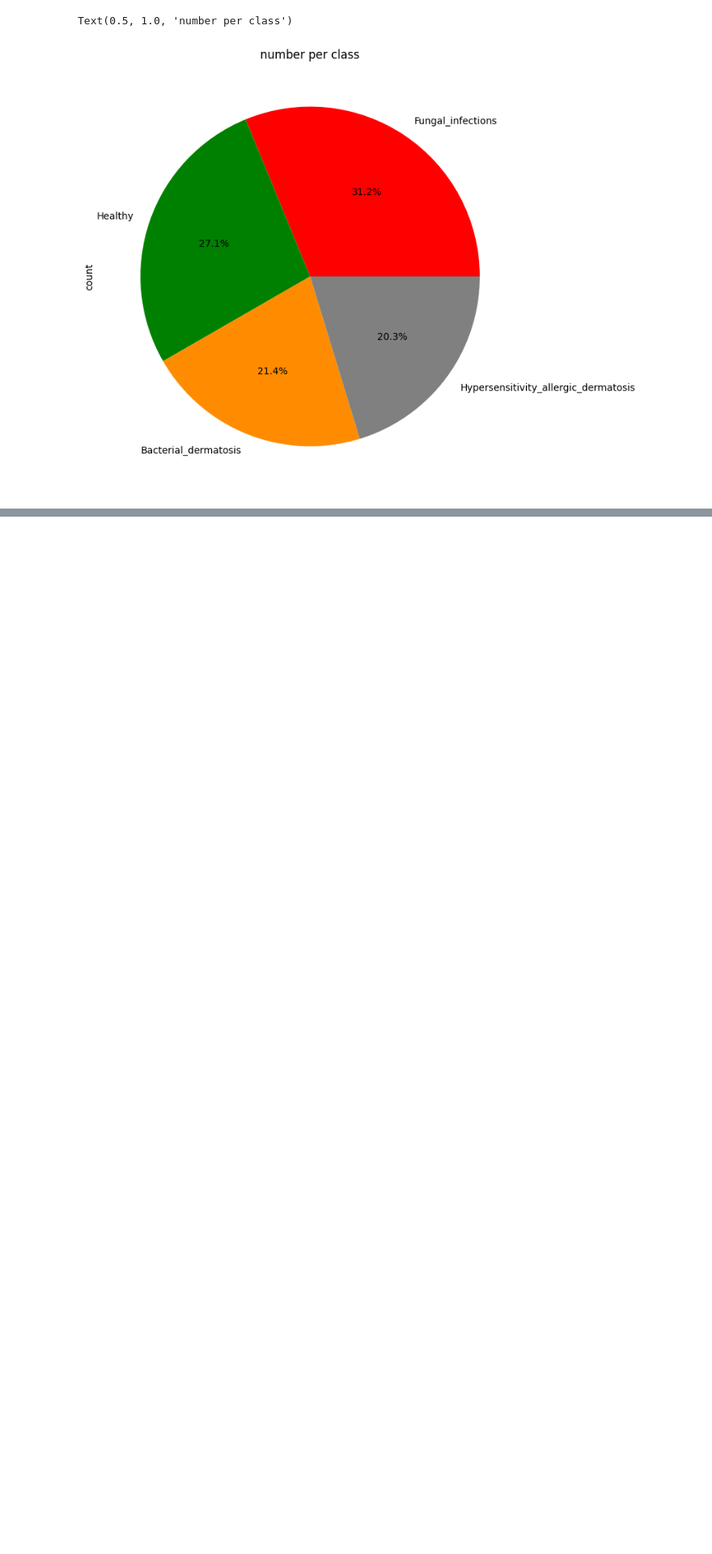
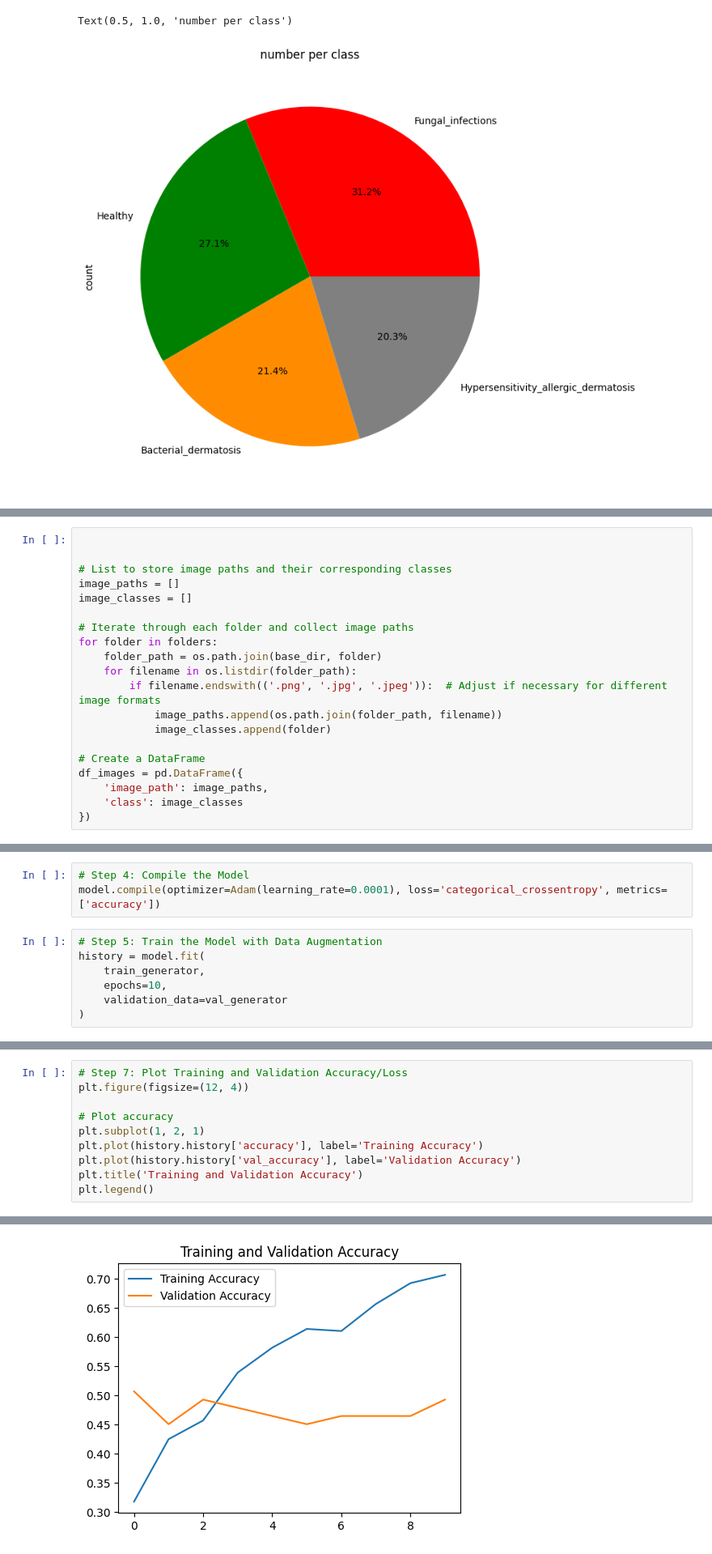
Before and after one commit to Ezenwaikedi1/deep-learning-based-image-analysis-for-early-detection-of-skin-diseases-in-dogs, a Jupyter notebook: dog_disease_detection_.ipynb, the cells around one changed output, grey strips where cells are left out. Shown at 81% size. Drawn from its saved outputs; the diff is of its cells as text; blank space fills up the shorter version.

```diff
--- a/dog_disease_detection_.ipynb
+++ b/dog_disease_detection_.ipynb
@@ -125,0 +137,20 @@ Text(0.5, 1.0, 'number per class')
+# %%
+
+
+# List to store image paths and their corresponding classes
+image_paths = []
+image_classes = []
+
+# Iterate through each folder and collect image paths
+for folder in folders:
+    folder_path = os.path.join(base_dir, folder)
+    for filename in os.listdir(folder_path):
+        if filename.endswith(('.png', '.jpg', '.jpeg')):  # Adjust if necessary for different image formats
+            image_paths.append(os.path.join(folder_path, filename))
+            image_classes.append(folder)
+
+# Create a DataFrame
+df_images = pd.DataFrame({
+    'image_path': image_paths,
+    'class': image_classes
+})
@@ -125,0 +280,10 @@ Text(0.5, 1.0, 'number per class')
+# %%
+# Step 4: Compile the Model
+model.compile(optimizer=Adam(learning_rate=0.0001), loss='categorical_crossentropy', metrics=['accuracy'])
+# %%
+# Step 5: Train the Model with Data Augmentation
+history = model.fit(
+    train_generator,
+    epochs=10,
+    validation_data=val_generator
+)
@@ -125,0 +318,11 @@ Text(0.5, 1.0, 'number per class')
+# %%
+# Step 7: Plot Training and Validation Accuracy/Loss
+plt.figure(figsize=(12, 4))
+
+# Plot accuracy
+plt.subplot(1, 2, 1)
+plt.plot(history.history['accuracy'], label='Training Accuracy')
+plt.plot(history.history['val_accuracy'], label='Validation Accuracy')
+plt.title('Training and Validation Accuracy')
+plt.legend()
+# %% [output]
@@ -125,0 +330 @@ Text(0.5, 1.0, 'number per class')
+[figure, added]
```
Also changed, not shown: parts of 13 cells of this notebook.
